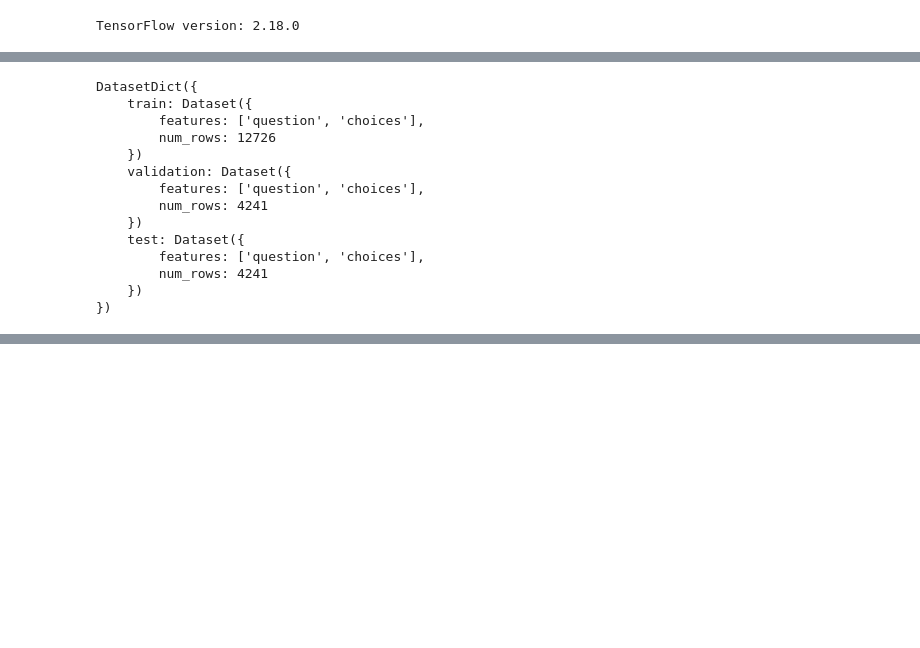
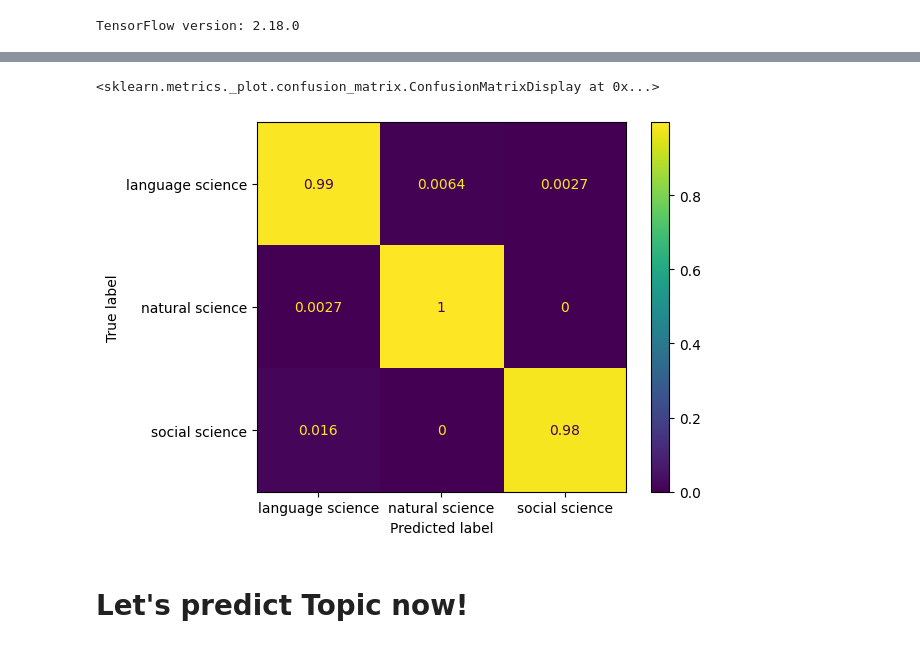
Before and after one commit to giulio8/NLP-project, a Jupyter notebook: Classification-LSTM.ipynb, the cells around one changed output, grey strips where cells are left out. Cells and saved outputs as stored; diff of their text form; code cells hidden in the pictures; blank space fills up the shorter version.

```diff
--- a/Classification-LSTM.ipynb
+++ b/Classification-LSTM.ipynb
@@ -306,6 +284,7 @@ test_tf = tf.data.Dataset.from_tensor_slices((test_x, y_test))
 # %%
 train_dataset = train_tf.shuffle(buffer_size=10000).batch(batch_size=64).prefetch(tf.data.AUTOTUNE)
 valid_dataset = valid_tf.batch(batch_size=64).prefetch(tf.data.AUTOTUNE)
+test_dataset = test_tf.batch(batch_size=64).prefetch(tf.data.AUTOTUNE)
 # %%
 for batch in train_dataset.take(1):
   print(batch)
@@ -356,4 +340,7 @@ vocab[:100]
 # %%
+NUM_CLASSES = y_train.shape[1]
+print("num classes = ", NUM_CLASSES)
+
 from tensorflow.keras import Sequential
 model = tf.keras.Sequential([
     tf.keras.Input(shape=(1,), dtype=tf.string),
@@ -361,6 +348,6 @@ model = tf.keras.Sequential([
     tf.keras.layers.Embedding(input_dim=len(vectorizer.get_vocabulary()), output_dim=64, mask_zero=True),
     tf.keras.layers.Bidirectional(tf.keras.layers.LSTM(64)),
     tf.keras.layers.Dense(64, activation='relu'),
-    tf.keras.layers.Dense(1)
+    tf.keras.layers.Dense(NUM_CLASSES, activation='softmax')
 ])
-model.compile(loss=tf.keras.losses.BinaryCrossentropy(from_logits=True), metrics=['accuracy'], optimizer=tf.keras.optimizers.Adam(1e-4))
+model.compile(loss=tf.keras.losses.BinaryCrossentropy(from_logits=False), metrics=['accuracy'], optimizer=tf.keras.optimizers.Adam(1e-4))
@@ -387,3 +376,10 @@ Model: "sequential"
  Non-trainable params: 0 (0.00 B)
-# %%
-model.fit(train_dataset, epochs=10, validation_data=valid_dataset, validation_steps=20)
+# %%
+from tensorflow.keras.callbacks import EarlyStopping
+
+model.fit(
+    train_dataset,
+    epochs=100,
+    validation_data=valid_dataset,
+    validation_steps=20,
+    callbacks=[EarlyStopping(monitor='val_accuracy', mode='max', patience=5, restore_best_weights=True)])
@@ -424,41 +421,10 @@ X_flat["train"].column_names"""
-# %%
-"""VOCABULARY_SIZE, EMBEDDING_SIZE = embeddings.vectors.shape
-
-def embed(word):
-    return np.array(embeddings[word]) if word in embeddings else np.zeros(EMBEDDING_SIZE, dtype=np.float32)
-
-def apply_embedding_batched(batch):
-    batch["question"] = [
-        [embed(word) for word in question] for question in batch["question"]
-    ]
-    batch["choices"] = [
-        [embed(word) for choice in choices for word in choice]
-        for choices in batch["choices"]
-    ]
-    return batch
-
-
-
-X_embedded = X.map(
-    lambda x: apply_embedding_batched(x),
-    batched=True
-)
-
-
-
-print(X_embedded)"""
-# %% [output]
-DatasetDict({
-    train: Dataset({
-        features: ['question', 'choices'],
-        num_rows: 12726
-    })
-    validation: Dataset({
-        features: ['question', 'choices'],
-        num_rows: 4241
-    })
-    test: Dataset({
-        features: ['question', 'choices'],
-        num_rows: 4241
-    })
-})
+# %%
+from sklearn.metrics import confusion_matrix, ConfusionMatrixDisplay
+
+y_pred = tf.argmax(model.predict(test_dataset), axis=1)
+y_test_max = tf.argmax(y_test, axis=1)
+
+
+cmd = ConfusionMatrixDisplay(confusion_matrix(y_test_max, y_pred, normalize='true'), display_labels=labels)
+cmd.plot()
+# %% [output]
@@ -464,0 +432,4 @@ DatasetDict({
+<sklearn.metrics._plot.confusion_matrix.ConfusionMatrixDisplay at 0x...>
+[figure, added]
+# %% [markdown]
+# Let's predict Topic now!
```
Also changed, not shown: parts of 35 cells of this notebook.
